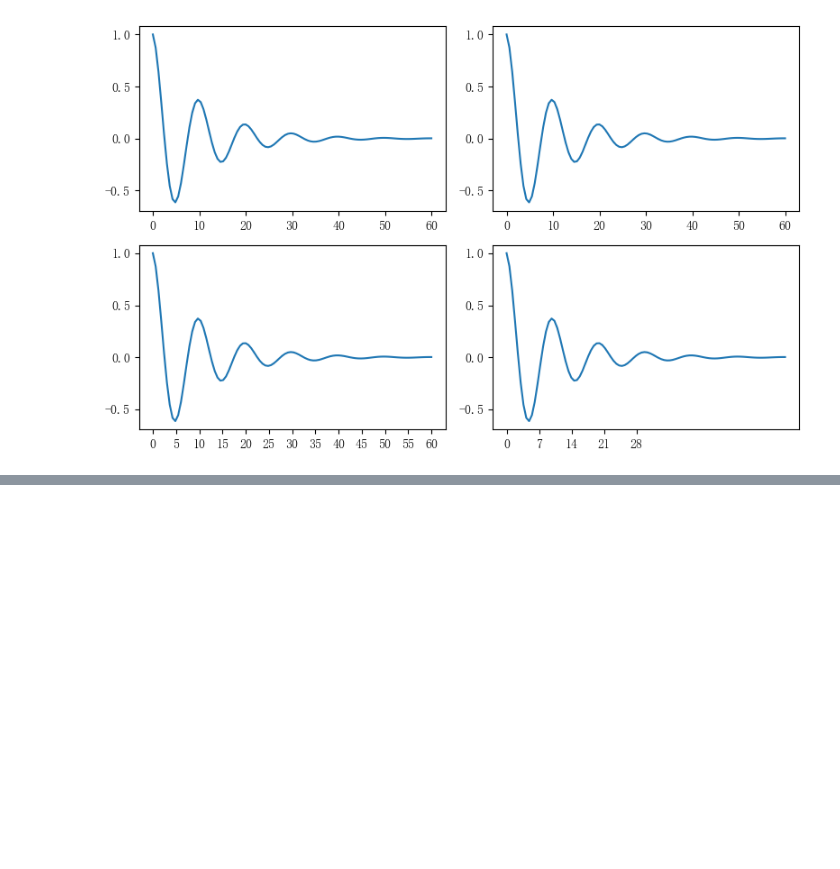
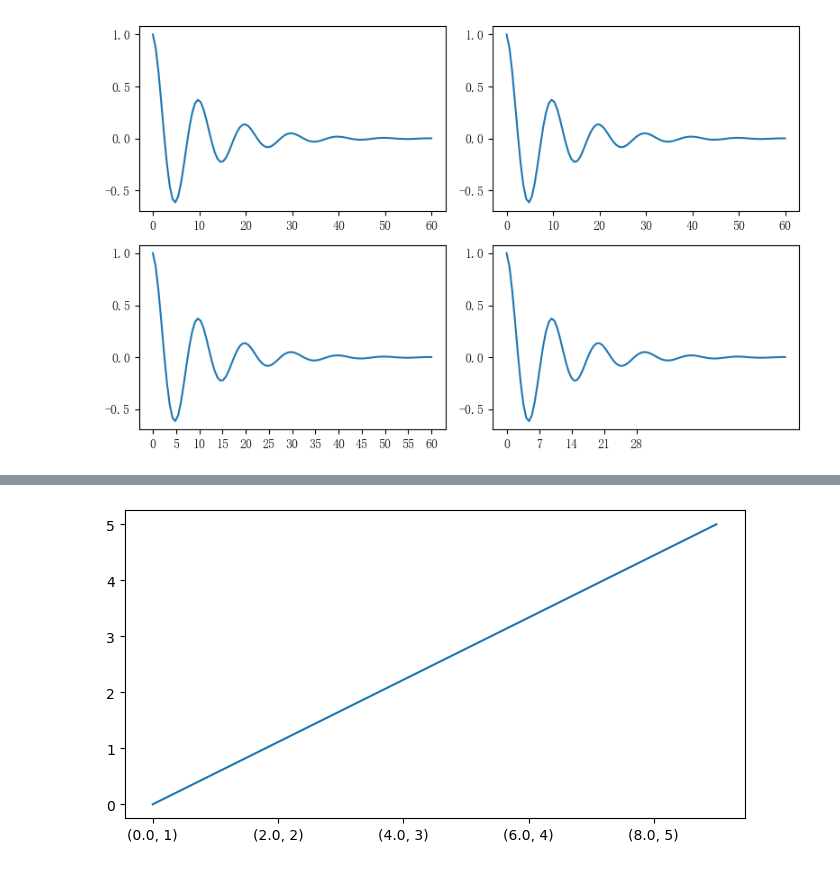
Before and after one commit to GGuo888/fantastic-matplotlib, a Jupyter notebook: practice/day04.ipynb, the cells around one changed output, grey strips where cells are left out. Saved outputs shown, nothing was run; the diff lists cells and outputs as text; code cells hidden in the pictures; blank space fills up the shorter version.

```diff
--- a/practice/day04.ipynb
+++ b/practice/day04.ipynb
@@ -349,0 +439,10 @@ axs[5].xaxis.set_major_locator(ticker.IndexLocator(base=0.5,offset=0.25))
+# %%
+def test(x,pos):
+    return x,pos
+
+fig,ax = plt.subplots(figsize=(8,4))
+ax.plot(np.arange(10),np.linspace(0,5,10))
+
+ax.xaxis.set_major_formatter(ticker.FuncFormatter(test))
+# %% [output]
+[figure, added]
```
Also changed, not shown: parts of 7 cells of this notebook.
